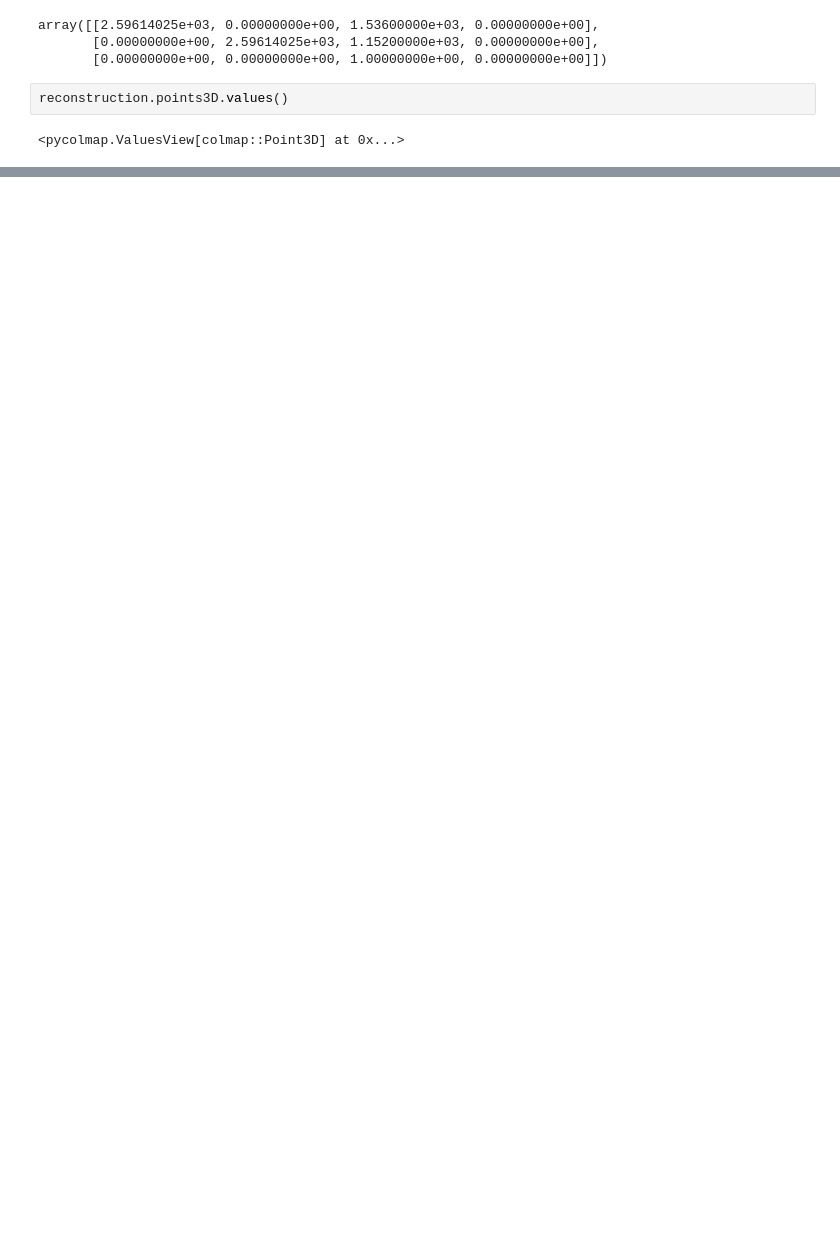
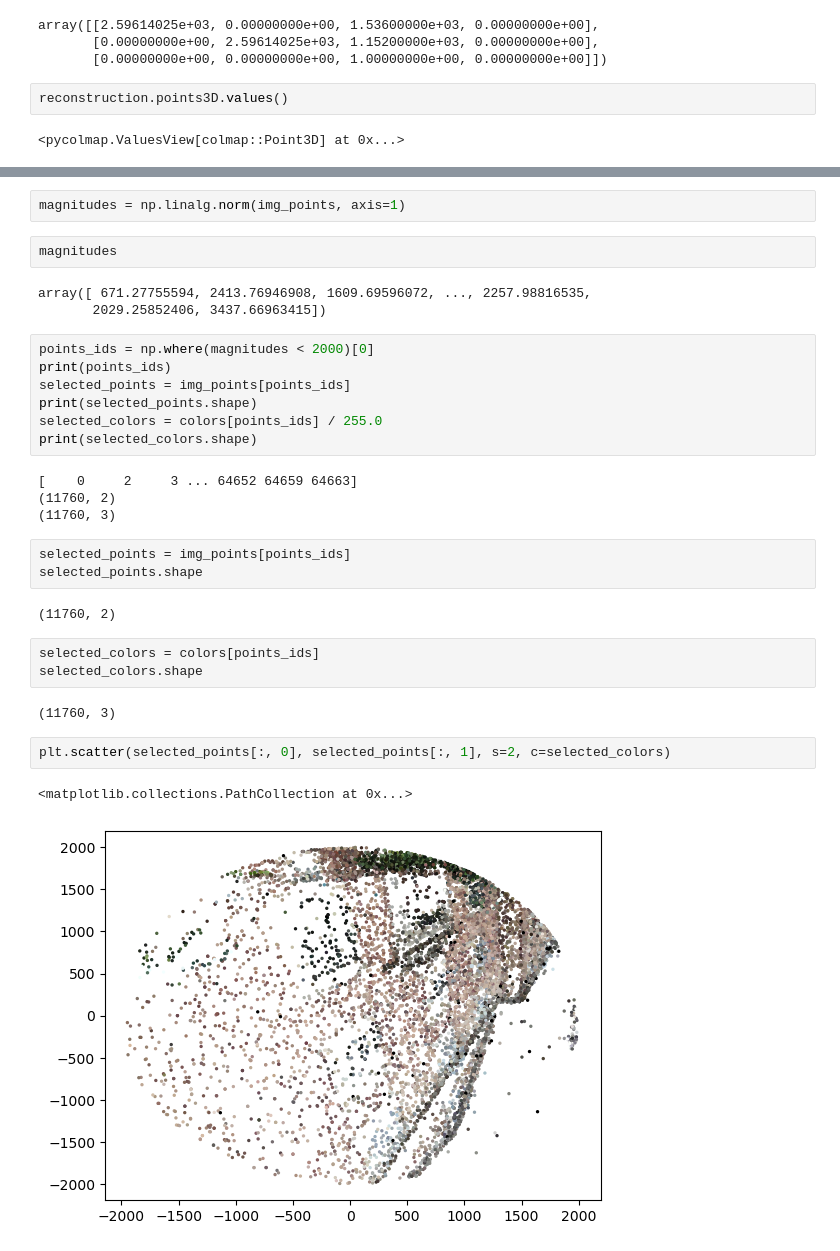
Before and after one commit to farqlia/UrbanViewsModeling, a Jupyter notebook: notebooks/Point Cloud.ipynb, the cells around one changed output, grey strips where cells are left out. Drawn from its saved outputs; the diff is of its cells as text; blank space fills up the shorter version.

Commit message:
try to figure out how to transform from 3D world coordinates to 2D image plane

```diff
--- a/notebooks/Point Cloud.ipynb
+++ b/notebooks/Point Cloud.ipynb
@@ -470,0 +593,33 @@ def points_projection(reconstruction: pycolmap.MapPoint3DIdToPoint3D):
+# %%
+magnitudes = np.linalg.norm(img_points, axis=1)
+# %%
+magnitudes
+# %% [output]
+array([ 671.27755594, 2413.76946908, 1609.69596072, ..., 2257.98816535,
+       2029.25852406, 3437.66963415])
+# %%
+points_ids = np.where(magnitudes < 2000)[0]
+print(points_ids)
+selected_points = img_points[points_ids]
+print(selected_points.shape)
+selected_colors = colors[points_ids] / 255.0
+print(selected_colors.shape)
+# %% [output]
+[    0     2     3 ... 64652 64659 64663]
+(11760, 2)
+(11760, 3)
+# %%
+selected_points = img_points[points_ids]
+selected_points.shape
+# %% [output]
+(11760, 2)
+# %%
+selected_colors = colors[points_ids]
+selected_colors.shape
+# %% [output]
+(11760, 3)
+# %%
+plt.scatter(selected_points[:, 0], selected_points[:, 1], s=2, c=selected_colors)
+# %% [output]
+<matplotlib.collections.PathCollection at 0x...>
+[figure, added]
```
Also changed, not shown: parts of 22 cells of this notebook.
